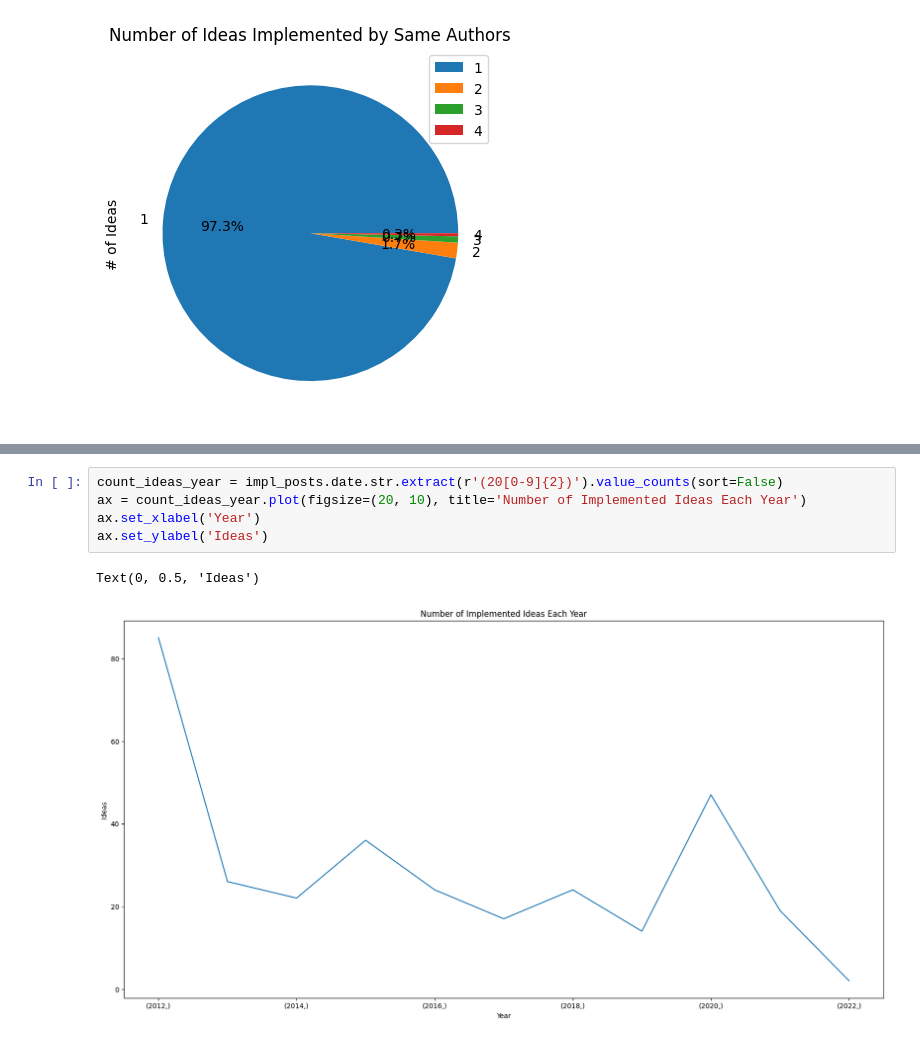
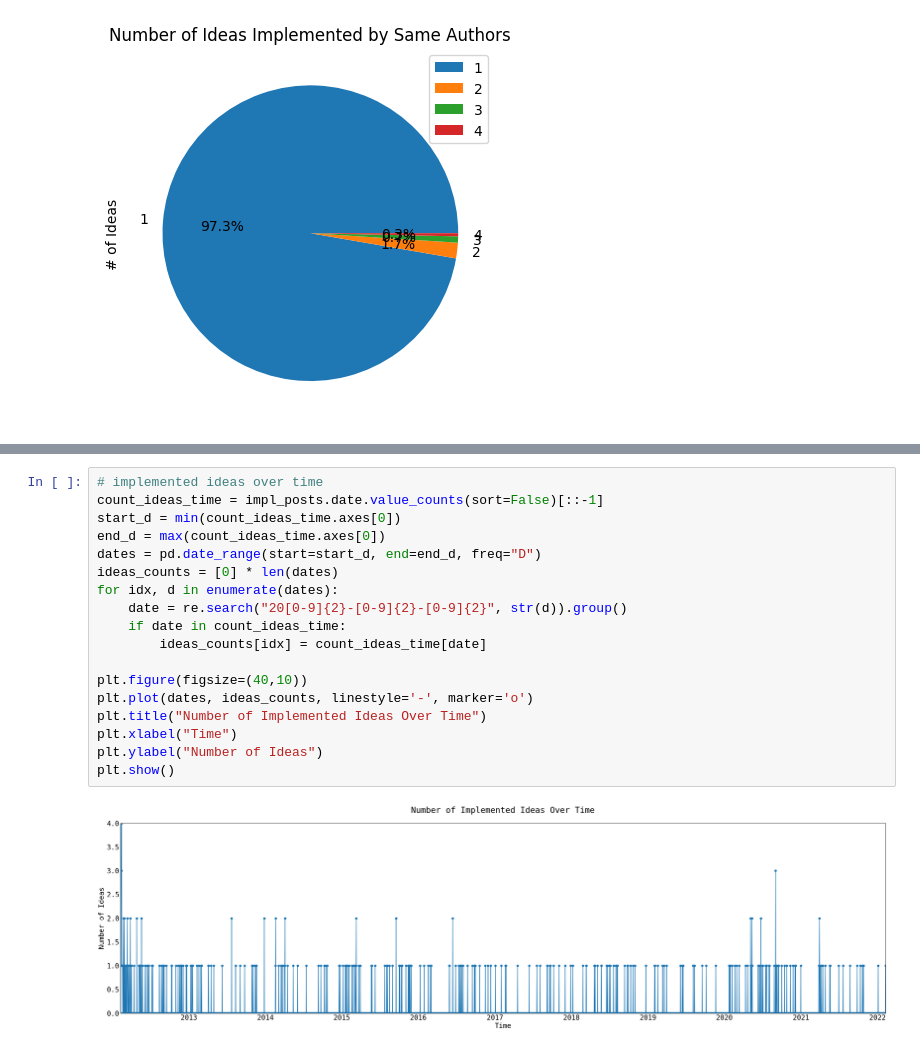
Before and after one commit to RyanMarten/spotify-user-innovation, a Jupyter notebook: data_vis_stats.ipynb, the cells around one changed output, grey strips where cells are left out. Saved outputs shown, nothing was run; the diff lists cells and outputs as text.

```diff
--- a/data_vis_stats.ipynb
+++ b/data_vis_stats.ipynb
@@ -167,8 +138,20 @@ dtype: float64
-# %%
-count_ideas_year = impl_posts.date.str.extract(r'(20[0-9]{2})').value_counts(sort=False)
-ax = count_ideas_year.plot(figsize=(20, 10), title='Number of Implemented Ideas Each Year')
-ax.set_xlabel('Year')
-ax.set_ylabel('Ideas')
-# %% [output]
-Text(0, 0.5, 'Ideas')
-[figure, removed]
+# %%
+# implemented ideas over time
+count_ideas_time = impl_posts.date.value_counts(sort=False)[::-1]
+start_d = min(count_ideas_time.axes[0])
+end_d = max(count_ideas_time.axes[0])
+dates = pd.date_range(start=start_d, end=end_d, freq="D")
+ideas_counts = [0] * len(dates)
+for idx, d in enumerate(dates):
+    date = re.search("20[0-9]{2}-[0-9]{2}-[0-9]{2}", str(d)).group()
+    if date in count_ideas_time:
+        ideas_counts[idx] = count_ideas_time[date]
+
+plt.figure(figsize=(40,10))
+plt.plot(dates, ideas_counts, linestyle='-', marker='o')
+plt.title("Number of Implemented Ideas Over Time")
+plt.xlabel("Time")
+plt.ylabel("Number of Ideas")
+plt.show()
+# %% [output]
+[figure, added]
```
Also changed, not shown: parts of 11 cells of this notebook.
